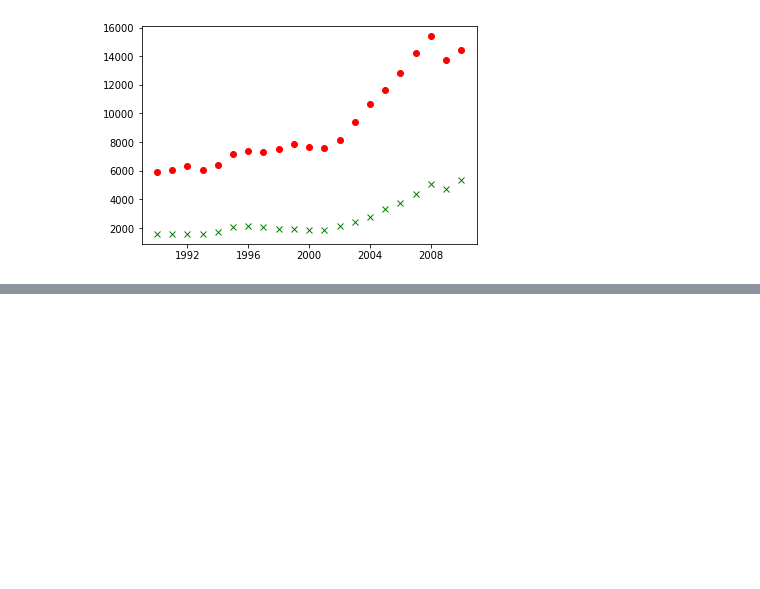
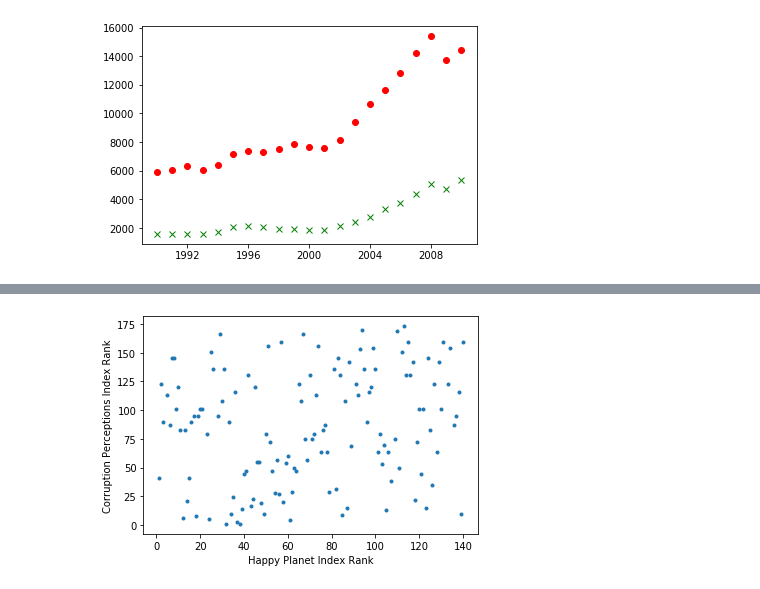
Before and after one commit to cyborgoat/data-inference-machine-learning, a Jupyter notebook: assignment_2/18785_HW2.ipynb, the cells around one changed output, grey strips where cells are left out. Cells and saved outputs as stored; diff of their text form; code cells hidden in the pictures; blank space fills up the shorter version.

Commit message:
Sep-8: Clone graph

```diff
--- a/assignment_2/18785_HW2.ipynb
+++ b/assignment_2/18785_HW2.ipynb
@@ -237,0 +241,25 @@ print(median_arr,mean_arr)
+# %%
+hpidf = pd.read_excel('hpi-data-2016.xlsx', sheet_name='Rank order',skiprows=6)
+hpi_rank = hpidf['HPI Rank']
+hpi_country = hpidf['Country']
+hpi_dict = {}
+for i,j in zip(hpi_rank,hpi_country):
+    hpi_dict[j] = i
+
+corruptdf = pd.read_excel('CPI2016_FullDataSetWithRegionalTables.xlsx',sheet_name='CPI2016_FINAL_16Jan')
+corrupt_rank = corruptdf['Rank']
+corrupt_country = corruptdf['Country']
+corrupt_dict ={}
+for i,j in zip(corrupt_rank,corrupt_country):
+    corrupt_dict[j] = i
+
+final_arr = []
+for country in hpi_dict.keys():
+    if country in corrupt_dict.keys():
+        final_arr.append((hpi_dict[country],corrupt_dict[country]))
+plt.scatter([i[0] for i in final_arr],[i[1] for i in final_arr],marker='.')
+plt.xlabel('Happy Planet Index Rank')
+plt.ylabel('Corruption Perceptions Index Rank')
+plt.show()
+# %% [output]
+[figure, added]
```
Also changed, not shown: parts of 1 cell of this notebook, 4 other files.
